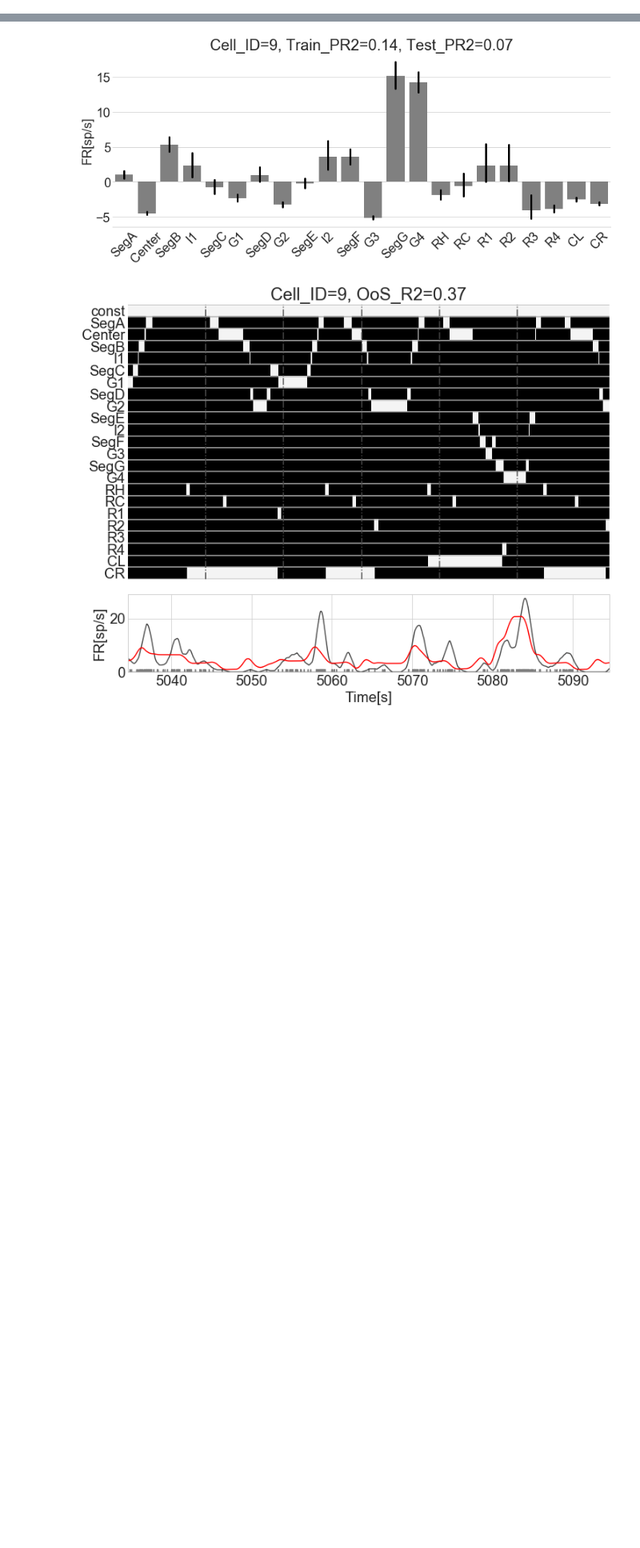
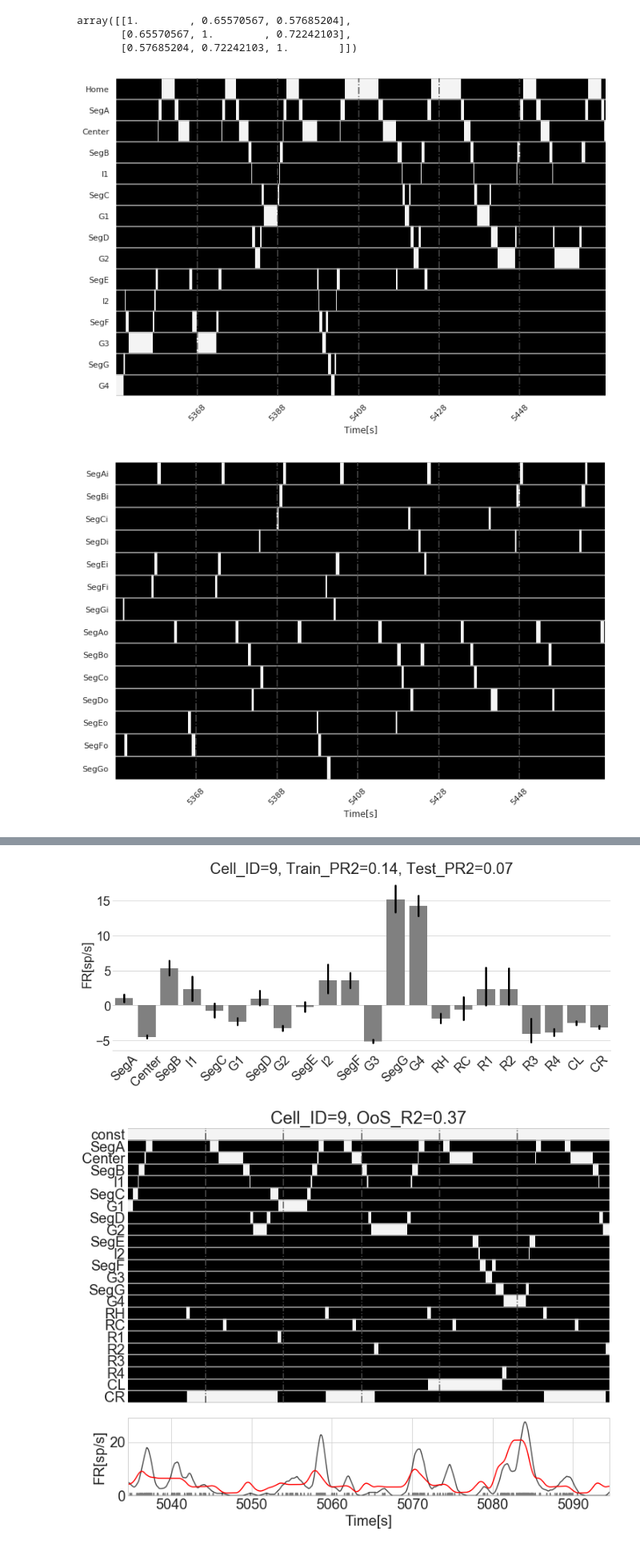
Before and after one commit to alexgonzl/TreeMazeAnalyses, a Jupyter notebook: Notebooks/Load_Data_Tests.ipynb, the cells around one changed output, grey strips where cells are left out. Shown: that part at 80% size. Drawn from its saved outputs; the diff is of its cells as text; code cells hidden in the pictures; blank space fills up the shorter version.

```diff
--- a/Notebooks/Load_Data_Tests.ipynb
+++ b/Notebooks/Load_Data_Tests.ipynb
@@ -38,3 +42,11 @@ import json
+# %%
+PPN=reload(PPN)
+TMF=reload(TMF)
+SF = reload(SF)
+ST = reload(ST)
+StatsF = reload(StatsF)
+PF = reload(PF)
+SLHD = reload(SLHD)
 # %%
 # OAKPaths
 oakPaths = {}
@@ -510,0 +170,5 @@ def plotFitComp(orig,fit,spks,time,a):
+# %%
+TMF = reload(TMF)
+overwrite = 0
+PosDat = TMF.getBehTrackData(sessionPaths, overwrite=overwrite)
+datPart = getDatPartitions(PosDat)
@@ -510,0 +219,59 @@ def plotFitComp(orig,fit,spks,time,a):
+# %%
+np.corrcoef(ZoneRes['FR_Zone']['Cells'][1].iloc[1:4])
+# %% [output]
+array([[1.        , 0.65570567, 0.57685204],
+       [0.65570567, 1.        , 0.72242103],
+       [0.57685204, 0.72242103, 1.        ]])
+# %%
+time_vec = PosDat['t']
+orig_time = np.arange(PosDat['tB'],PosDat['tE'],1/SR)
+
+minMark = np.round(0.81*(time_vec[-1]-time_vec[0]))+time_vec[0]
+window=np.where(np.logical_and(time_vec>=minMark,time_vec<(minMark+120)))[0]
+minMark_str=str(int(np.round((minMark-time_vec[0])/60)))
+# %%
+PF = reload(PF)
+
+##### Plot TMF Zone Counts ######
+f=PF.plotMaze_XY(PosDat['x'],PosDat['y'])
+f.savefig(sessionPaths['Plots']/'TreeMazeCoverage.png',dpi=500)
+
+##### Plot TMF Zone Counts ######
+f = PF.plotMazeZoneCounts(PosDat['PosMat'])
+f.savefig(sessionPaths['Plots']/'LocSampleCounts.pdf',dpi=500,bbox_inches='tight',pad_inches=0.2)
+
+### Plot Event Counts ######
+f = PF.plotEventCounts(PosDat['EventDat'])
+f.savefig(sessionPaths['Plots']/'EventSubsetCounts.pdf',dpi=500, bbox_inches='tight',pad_inches=0.2)
+
+###### Plot TMF Zone Window ######
+f,(a1)=plt.subplots(1,1, figsize=(12,8))
+a1=PF.plotBehWindow(time_vec[window],PosDat['PosMat'].iloc[window].T,TMF.ZonesNames,a1)
+a1.set_xlabel('Time[s]')
+f.savefig(sessionPaths['Plots']/('LocWindow_min{}.png').format(minMark_str),dpi=500, bbox_inches='tight',pad_inches=0.2)
+
+###### Plot TMF Segment Directions Window ######
+f,(a1)=plt.subplots(1,1, figsize=(12,8))
+a1=PF.plotBehWindow(time_vec[window],PosDat['SegDirMat'].iloc[window].T,TMF.SegDirNames,a1)
+a1.set_xlabel('Time[s]')
+f.savefig(sessionPaths['Plots']/('LocDirWindow_min{}.png').format(minMark_str),dpi=500, bbox_inches='tight',pad_inches=0.2)
+
+###### Plot TMF Events Window ######
+f,(a1)=plt.subplots(1,1, figsize=(12,8))
+ev_subset=['RH','RC','R1','R2','R3','R4','DH','DC','D1','D2','D3','D4',
+             'LH','LC','CL','CR','cTr','iTr','LDs','RDs']
+mat = PosDat['EventDat'][ev_subset].iloc[window].T
+a1 = PF.plotBehWindow(time_vec[window],mat,ev_subset,a1)
+a1.set_xlabel('Time[s]')
+f.savefig(sessionPaths['Plots']/('EventWindow_min{}.png').format(minMark_str),dpi=500, bbox_inches='tight',pad_inches=0.2)
+
+##### Behav Window with Cells #####
+f,a1,a2= PF.PlotBehavZonesWindowAndSpikes(time_vec[window],PosDat['PosMat'].iloc[window].T,cell_bin_spikes[:,window])
+f.savefig(sessionPaths['Plots']/('Cells_LocWindow_min{}.png').format(minMark_str),dpi=500, bbox_inches='tight',pad_inches=0.2)
+
+##### Behav Window with MuaCells #####
+f,a1,a2=PF.PlotBehavZonesWindowAndSpikes(time_vec[window],PosDat['PosMat'].iloc[window].T,mua_bin_spikes[:,window])
+f.savefig(sessionPaths['Plots']/('Mua_LocWindow_min{}.png').format(minMark_str),dpi=500, bbox_inches='tight',pad_inches=0.2)
+# %% [output]
+[figure, added]
+[figure, added]
```
Also changed, not shown: parts of 81 cells of this notebook, 8 other files.
